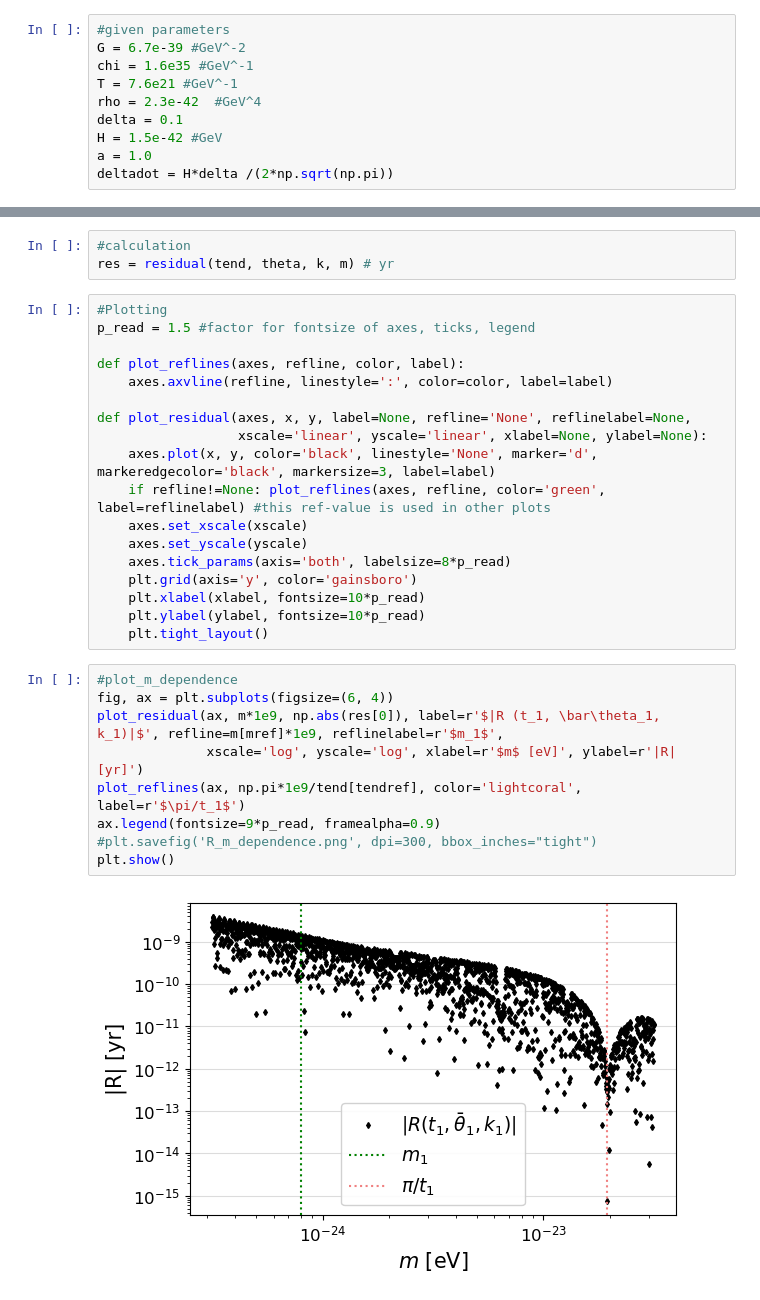
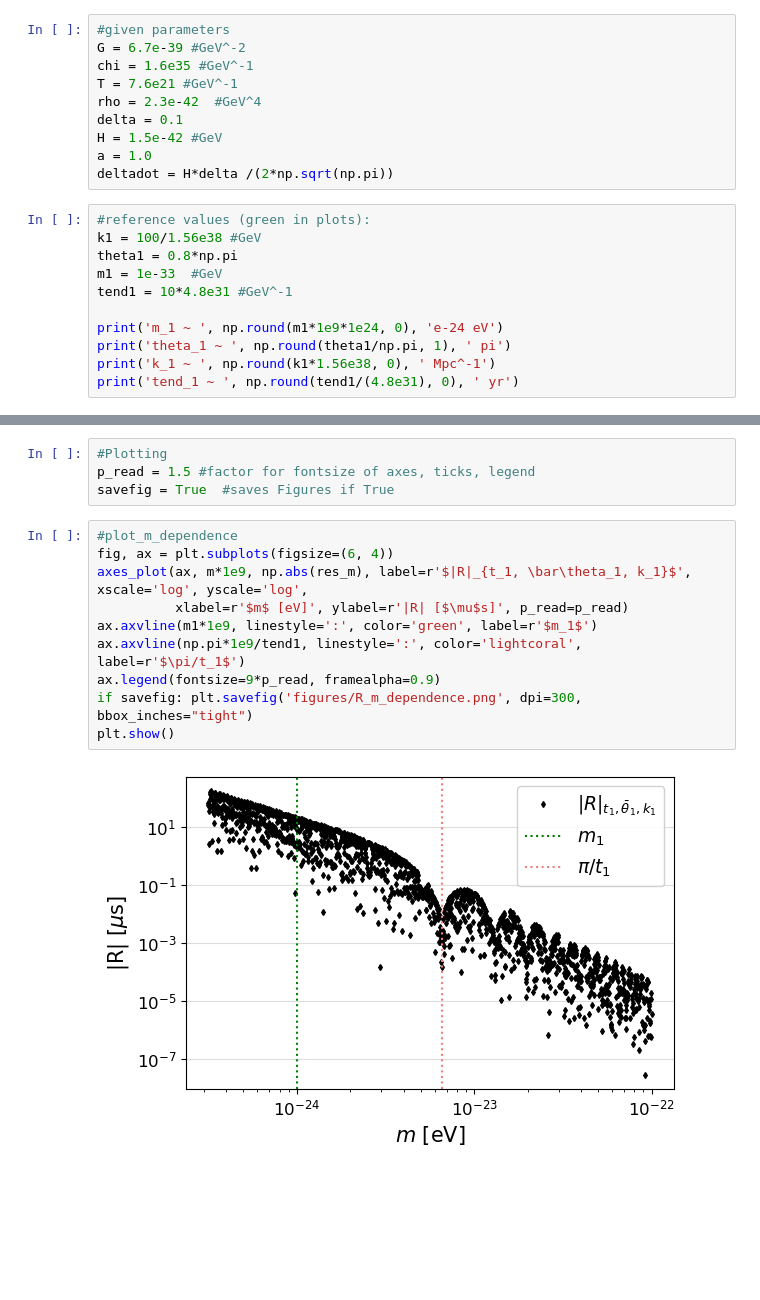
Before and after one commit to lucalaett/master-thesis-code, a Jupyter notebook: notebooks/timingresidual_dependencies.ipynb, the cells around one changed output, grey strips where cells are left out. Saved outputs shown, nothing was run; the diff lists cells and outputs as text; blank space fills up the shorter version.

```diff
--- a/notebooks/timingresidual_dependencies.ipynb
+++ b/notebooks/timingresidual_dependencies.ipynb
@@ -16,3 +25,14 @@ delta = 0.1
 H = 1.5e-42 #GeV
 a = 1.0
 deltadot = H*delta /(2*np.sqrt(np.pi))
+# %%
+#reference values (green in plots):
+k1 = 100/1.56e38 #GeV
+theta1 = 0.8*np.pi
+m1 = 1e-33  #GeV
+tend1 = 10*4.8e31 #GeV^-1
+
+print('m_1 ~ ', np.round(m1*1e9*1e24, 0), 'e-24 eV')
+print('theta_1 ~ ', np.round(theta1/np.pi, 1), ' pi')
+print('k_1 ~ ', np.round(k1*1.56e38, 0), ' Mpc^-1')
+print('tend_1 ~ ', np.round(tend1/(4.8e31), 0), ' yr')
@@ -80,35 +62,19 @@ def residual(tend, theta, k, m):
-# %%
-#calculation
-res = residual(tend, theta, k, m) # yr
 # %%
 #Plotting
 p_read = 1.5 #factor for fontsize of axes, ticks, legend
-
-def plot_reflines(axes, refline, color, label):
-    axes.axvline(refline, linestyle=':', color=color, label=label)
-
-def plot_residual(axes, x, y, label=None, refline='None', reflinelabel=None,
-                  xscale='linear', yscale='linear', xlabel=None, ylabel=None):
-    axes.plot(x, y, color='black', linestyle='None', marker='d', markeredgecolor='black', markersize=3, label=label)
-    if refline!=None: plot_reflines(axes, refline, color='green', label=reflinelabel) #this ref-value is used in other plots
-    axes.set_xscale(xscale)
-    axes.set_yscale(yscale)
-    axes.tick_params(axis='both', labelsize=8*p_read)
-    plt.grid(axis='y', color='gainsboro')
-    plt.xlabel(xlabel, fontsize=10*p_read)
-    plt.ylabel(ylabel, fontsize=10*p_read)
-    plt.tight_layout()
+savefig = True  #saves Figures if True
 # %%
 #plot_m_dependence
 fig, ax = plt.subplots(figsize=(6, 4))
-plot_residual(ax, m*1e9, np.abs(res[0]), label=r'$|R (t_1, \bar\theta_1, k_1)|$', refline=m[mref]*1e9, reflinelabel=r'$m_1$',
-              xscale='log', yscale='log', xlabel=r'$m$ [eV]', ylabel=r'|R| [yr]')
-plot_reflines(ax, np.pi*1e9/tend[tendref], color='lightcoral', label=r'$\pi/t_1$')
+axes_plot(ax, m*1e9, np.abs(res_m), label=r'$|R|_{t_1, \bar\theta_1, k_1}$', xscale='log', yscale='log',
+          xlabel=r'$m$ [eV]', ylabel=r'|R| [$\mu$s]', p_read=p_read)
+ax.axvline(m1*1e9, linestyle=':', color='green', label=r'$m_1$')
+ax.axvline(np.pi*1e9/tend1, linestyle=':', color='lightcoral', label=r'$\pi/t_1$')
 ax.legend(fontsize=9*p_read, framealpha=0.9)
-#plt.savefig('R_m_dependence.png', dpi=300, bbox_inches="tight")
+if savefig: plt.savefig('figures/R_m_dependence.png', dpi=300, bbox_inches="tight")
 plt.show()
 # %% [output]
-[figure, old version]
+[figure, new version]
 # %%
 #plot_k_dependence
 fig, ax = plt.subplots(figsize=(6, 4))
```
Also changed, not shown: parts of 9 cells of this notebook, 6 other files.
